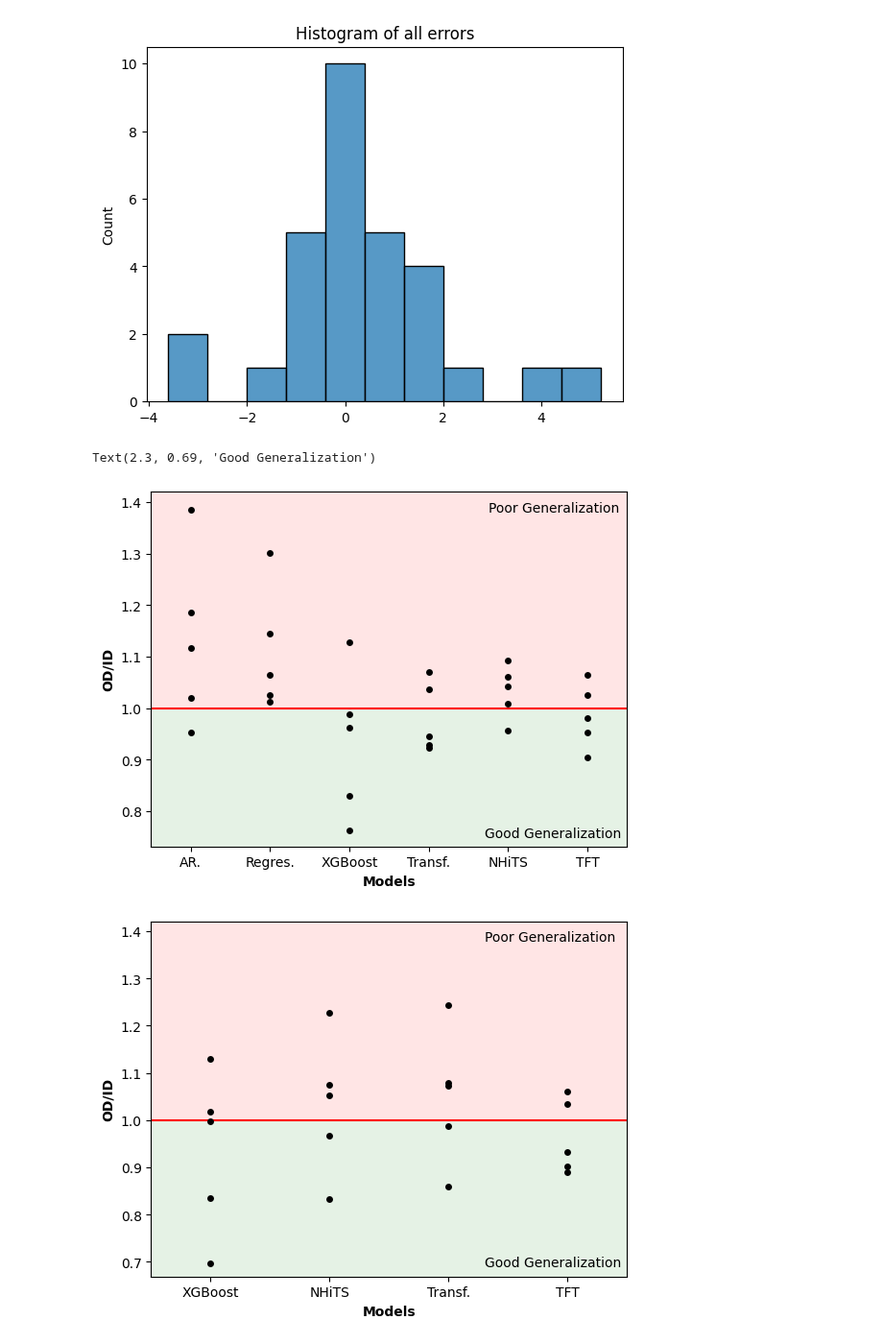
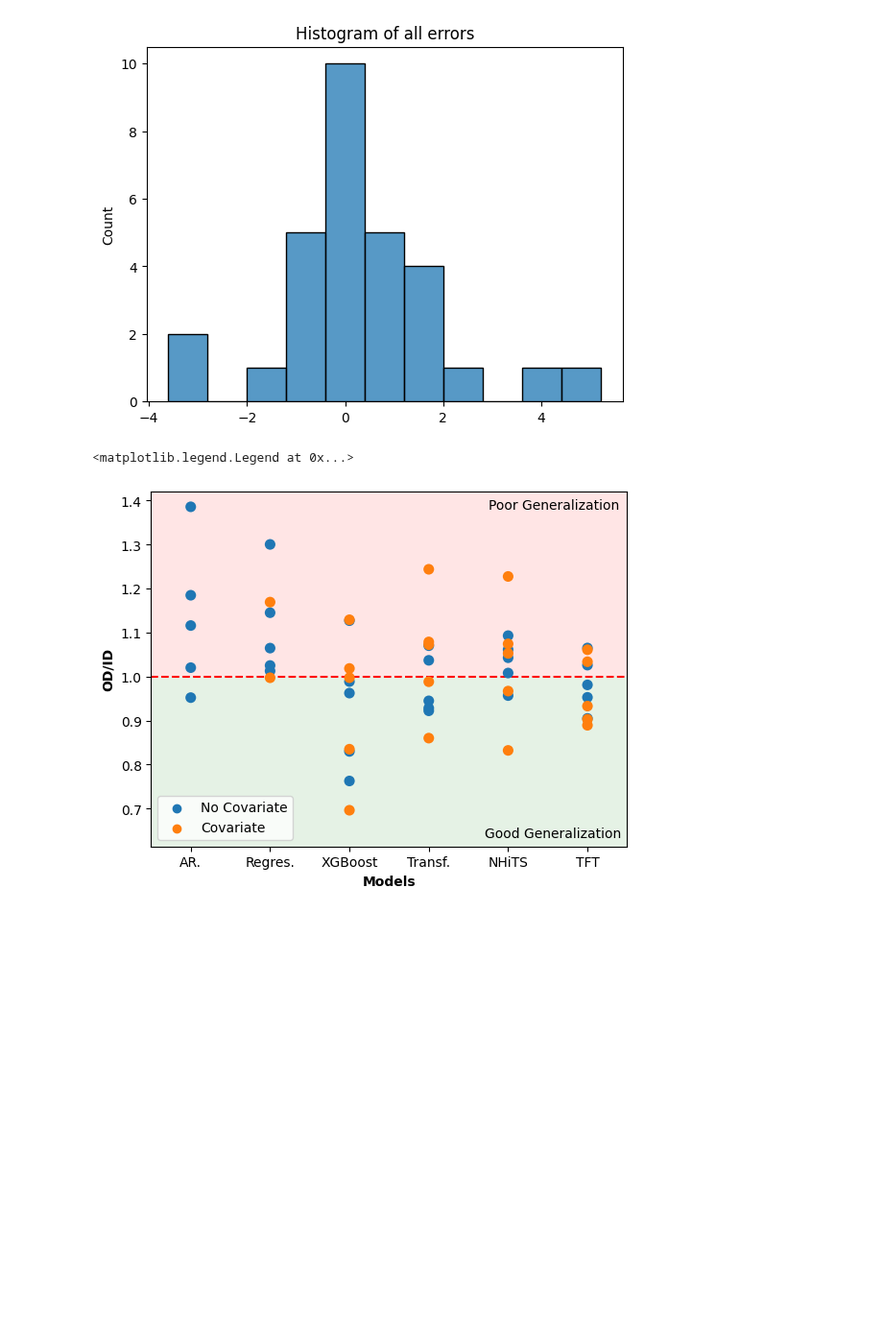
Before and after one commit to IrinaStatsLab/GlucoBench, a Jupyter notebook: presentation/njf-plots.ipynb, the cells around one changed output. Shown at 96% size. Drawn from its saved outputs; the diff is of its cells as text; code cells hidden in the pictures; blank space fills up the shorter version.

```diff
--- a/presentation/njf-plots.ipynb
+++ b/presentation/njf-plots.ipynb
@@ -17,6 +17,8 @@ def get_tables(is_covariates, models, datasets, time_steps):
                             [dataset + ' OOD' for dataset in datasets], index=models[1:]) # no likelihood for ARIMA
     df_calibration = pd.DataFrame(columns=[dataset + ' ID' for dataset in datasets] +
                             [dataset + ' OOD' for dataset in datasets], index=models[1:]) # no calibration for ARIMA
+    error_bars = pd.DataFrame(columns=["dataset", "model", "OD/ID", "error_type", "error_value"])
+
     for model in models:
         for dataset in datasets:
             filename = f"../output/{model}_{dataset}.txt" if not is_covariates else f"../output/{model}_covariates_{dataset}.txt"
@@ -31,20 +33,31 @@ def get_tables(is_covariates, models, datasets, time_steps):
                         id_mse_mae = re.findall(r'\d+\.\d+', line)
                         df_rmse.loc[model, dataset + ' ID'] = float(id_mse_mae[0])**0.5
                         df_mae.loc[model, dataset + ' ID'] = float(id_mse_mae[1])
+
+                        if len(id_mse_mae) > 2:
+                            error_bars.loc[len(error_bars)] = [dataset, model, "ID", "RMSE", float(id_mse_mae[2])**0.5]
+
                     elif line.startswith('OOD median of (MSE, MAE):'):
                         ood_mse_mae = re.findall(r'\d+\.\d+', line)
                         df_rmse.loc[model, dataset + ' OOD'] = float(ood_mse_mae[0])**0.5
                         df_mae.loc[model, dataset + ' OOD'] = float(ood_mse_mae[1])
+
+                        if len(ood_mse_mae) > 2:
+                            error_bars.loc[len(error_bars)] = [dataset, model, "OD", "RMSE", float(id_mse_mae[2])**0.5]
+
                     elif line.startswith('ID likelihoods:'):
                         id_likelihoods = re.findall(r'-?\d+\.\d+', line)
                         df_likelihood.loc[model, dataset + ' ID'] = float(id_likelihoods[0])
+
                     elif line.startswith('OOD likelihoods:'):
                         ood_likelihoods = re.findall(r'-?\d+\.\d+', line)
                         df_likelihood.loc[model, dataset + ' OOD'] = float(ood_likelihoods[0])
+
                     elif line.startswith('ID calibration errors:'):
                         id_calib = re.findall(r'-?\d+\.\d+', line)
                         id_calib = np.mean([float(x) for x in id_calib[:time_steps]])
                         df_calibration.loc[model, dataset + ' ID'] = id_calib
+
                     elif line.startswith('OOD calibration errors:'):
                         ood_calib = re.findall(r'-?\d+\.\d+', line)
                         ood_calib = np.mean([float(x) for x in ood_calib[:time_steps]])
@@ -56,16 +69,16 @@ def get_tables(is_covariates, models, datasets, time_steps):
     df_likelihood = df_likelihood.reindex(sorted(df_likelihood.columns), axis=1)
     df_calibration = df_calibration.reindex(sorted(df_calibration.columns), axis=1)
 
-    return df_rmse, df_mae, df_likelihood, df_calibration
+    return df_rmse, df_mae, df_likelihood, df_calibration, error_bars
 
 models = ['arima', 'nhits', 'tft', 'linreg', 'xgboost', 'transformer']
 datasets = ['weinstock', 'dubosson', 'colas', 'iglu', 'hall']
 time_steps = 12
 
-df_nocov_rmse, df_nocov_mae, _, _ = get_tables(False, models, datasets, time_steps)
+df_nocov_rmse, df_nocov_mae, _, _, error_bars_nocov = get_tables(False, models, datasets, time_steps)
 
 nocovmodels = [m for m in models if m != "arima"]
-df_cov_rmse, df_cov_mae, _, _ = get_tables(True, models, datasets, time_steps)
+df_cov_rmse, df_cov_mae, _, _, error_bars_cov = get_tables(True, models, datasets, time_steps)
 # %% [output]
 ../output/arima_covariates_weinstock.txt
 ../output/arima_covariates_dubosson.txt
@@ -120,53 +149,52 @@ for model in models:
         ood_div_id = np.append(delta, ood_div_id)
 
     ratios[model] = ood_div_id
 
 # rename the columns
 ratios.columns = ["AR.","NHiTS","TFT","Regres.","XGBoost","Transf."]
-
-df = ratios.stack().reset_index()
-fig = sns.stripplot(df, x=df["level_1"], y=0, order=["AR.","Regres.","XGBoost","Transf.","NHiTS","TFT"], jitter=False, color="black")
-fig.axhline(1, color="red")
-fig.set_ylabel("OD/ID", weight=900)
-fig.set_xlabel("Models", weight=900)
-fig.set_ylim(bottom=None, top=1.42)
-fig.axhspan(1, 1.5, facecolor="red", alpha=0.1)
-fig.axhspan(0, 1, facecolor="green", alpha=0.1)
-fig.text(3.75, 1.38, "Poor Generalization")
-fig.text(3.70, 0.75, "Good Generalization")
-
-plt.figure()
+dfnc = ratios.stack().reset_index()
+dfnc["is_covariate"] = "No Covariate"
 
 # do no covariates
 ratiosnc = pd.DataFrame()
 for model in [m for m in models if m != "arima"]:
     ood_div_id = np.zeros(0)
     for dataset in datasets:
         delta = df_cov_rmse.filter(items=[model], axis=0)[f"{dataset} OOD"]/df_cov_rmse.filter(items=[model], axis=0)[f"{dataset} ID"]
 
         if delta.values[0] > 0 and delta.values[0] < 10:
             ood_div_id = np.append(delta, ood_div_id)
         else:
             ood_div_id = np.append(None, ood_div_id)
 
     ratiosnc[model] = ood_div_id
 
 ratiosnc.columns = ["NHiTS","TFT","Regres.","XGBoost","Transf."]
 
-df = ratiosnc.stack().reset_index()
+dfc = ratiosnc.stack().reset_index()
+dfc["is_covariate"] = "Covariate"
 
-fig = sns.stripplot(df, x=df["level_1"], y=0, order=["XGBoost","NHiTS","Transf.","TFT"], jitter=False, color="black")
-fig.axhline(1, color="red")
+df = pd.concat([dfnc, dfc])
+
+fig = sns.stripplot(
+    df, x=df["level_1"], y=0, # data
+    order=["AR.","Regres.","XGBoost","Transf.","NHiTS","TFT"],
+    hue="is_covariate",
+    jitter=False,
+    size=8,
+    # color="black"
+)
+fig.axhline(1, color="red", linestyle="--")
 fig.set_ylabel("OD/ID", weight=900)
 fig.set_xlabel("Models", weight=900)
 fig.set_ylim(bottom=None, top=1.42)
 fig.axhspan(1, 1.5, facecolor="red", alpha=0.1)
 fig.axhspan(0, 1, facecolor="green", alpha=0.1)
-fig.text(2.3, 1.38, "Poor Generalization")
-fig.text(2.3, 0.69, "Good Generalization")
+fig.text(3.75, 1.38, "Poor Generalization")
+fig.text(3.70, 0.635, "Good Generalization")
+fig.legend(loc="lower left")
 # %% [output]
-Text(2.3, 0.69, 'Good Generalization')
+<matplotlib.legend.Legend at 0x...>
-[figure, old version]
+[figure, new version]
-[figure, removed]
 # %%
 # 3. LOTS OF PLOTS
```
Also changed, not shown: parts of 2 cells of this notebook, 1 other file.
